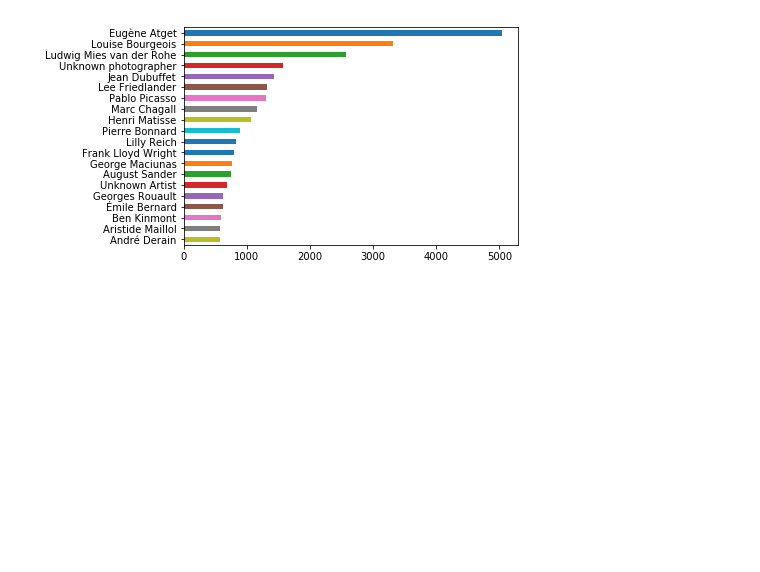
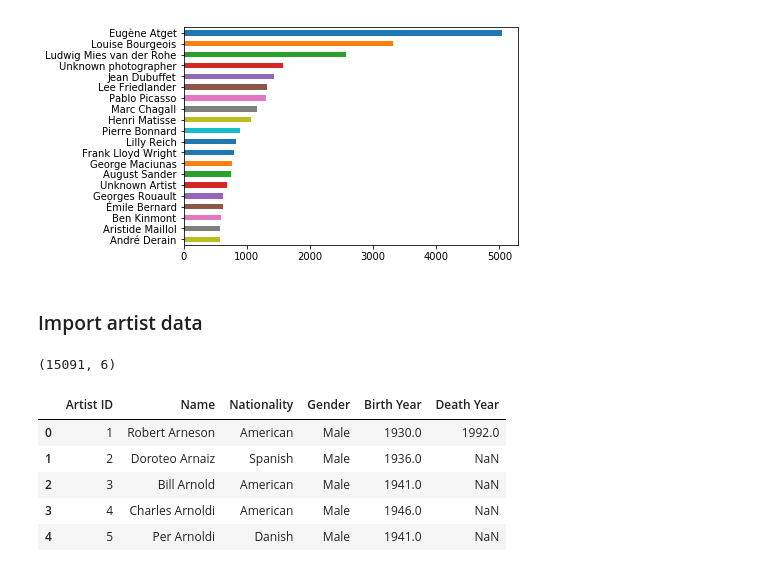
Before and after one commit to melanieren/MoMA-analysis, a Jupyter notebook: MoMA-data-analysis.ipynb, the cells around one changed output. Cells and saved outputs as stored; diff of their text form; code cells hidden in the pictures; blank space fills up the shorter version.

```diff
--- a/MoMA-data-analysis.ipynb
+++ b/MoMA-data-analysis.ipynb
@@ -45,3 +47,20 @@ top_10_artists = df["Name"].value_counts()[:20]
 top_10_artists.plot(kind='barh').invert_yaxis()
 # %% [output]
 [figure]
+# %% [markdown]
+### Import artist data
+# %%
+artists = pd.read_csv('data/artists.csv')
+# %%
+artists.shape
+# %% [output]
+(15091, 6)
+# %%
+artists.head()
+# %% [output]
+|  | Artist ID | Name | Nationality | Gender | Birth Year | Death Year |
+| 0 | 1 | Robert Arneson | American | Male | 1930.0 | 1992.0 |
+| 1 | 2 | Doroteo Arnaiz | Spanish | Male | 1936.0 | NaN |
+| 2 | 3 | Bill Arnold | American | Male | 1941.0 | NaN |
+| 3 | 4 | Charles Arnoldi | American | Male | 1946.0 | NaN |
+| 4 | 5 | Per Arnoldi | Danish | Male | 1941.0 | NaN |
```
Also changed, not shown: parts of 21 cells of this notebook, 2 other files.
